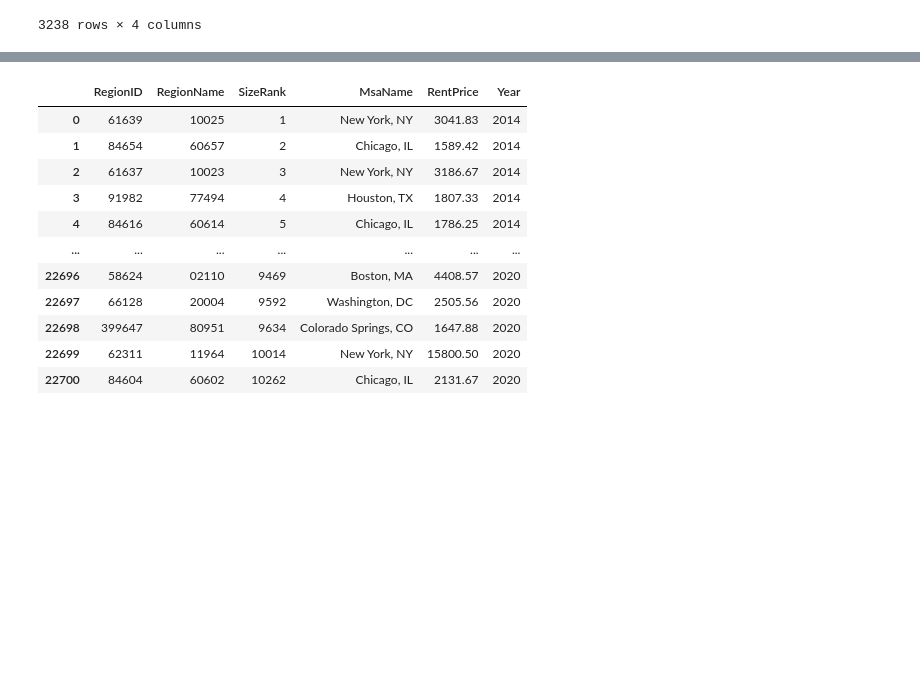
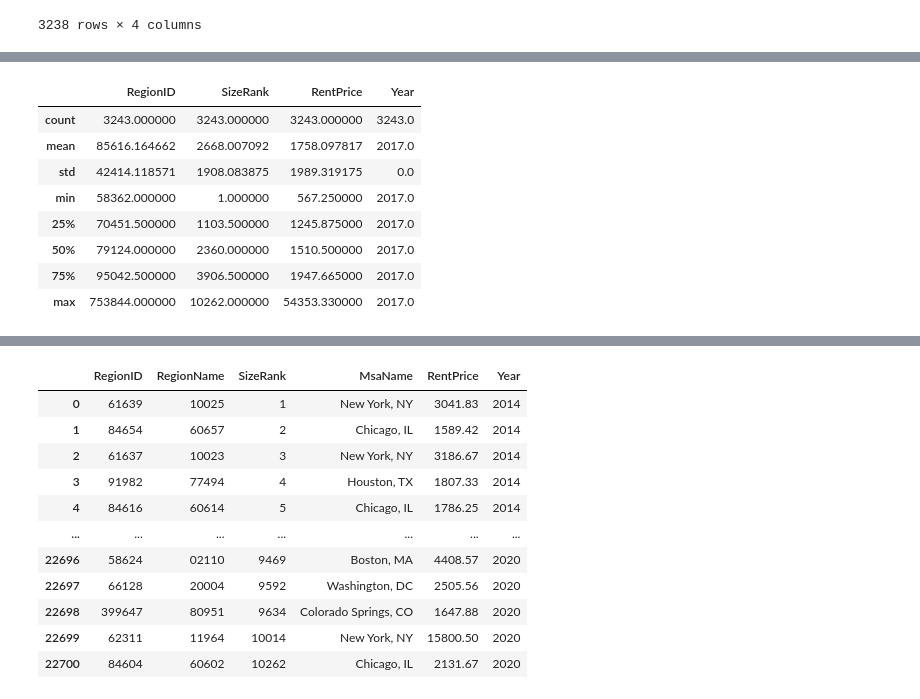
Before and after one commit to jjfrasca/Capstone_2, a Jupyter notebook: notebooks/2.0-jjf-initial-data-wrangling-zipcodeRentPrices.ipynb, the cells around one changed output, grey strips where cells are left out. Saved outputs shown, nothing was run; the diff lists cells and outputs as text; code cells hidden in the pictures; blank space fills up the shorter version.

```diff
--- a/notebooks/2.0-jjf-initial-data-wrangling-zipcodeRentPrices.ipynb
+++ b/notebooks/2.0-jjf-initial-data-wrangling-zipcodeRentPrices.ipynb
@@ -575,0 +888,12 @@ check_diff2
+# %%
+df_rents_2017.describe()
+# %% [output]
+|  | RegionID | SizeRank | RentPrice | Year |
+| count | 3243.000000 | 3243.000000 | 3243.000000 | 3243.0 |
+| mean | 85616.164662 | 2668.007092 | 1758.097817 | 2017.0 |
+| std | 42414.118571 | 1908.083875 | 1989.319175 | 0.0 |
+| min | 58362.000000 | 1.000000 | 567.250000 | 2017.0 |
+| 25% | 70451.500000 | 1103.500000 | 1245.875000 | 2017.0 |
+| 50% | 79124.000000 | 2360.000000 | 1510.500000 | 2017.0 |
+| 75% | 95042.500000 | 3906.500000 | 1947.665000 | 2017.0 |
+| max | 753844.000000 | 10262.000000 | 54353.330000 | 2017.0 |
```
Also changed, not shown: parts of 24 cells of this notebook.
